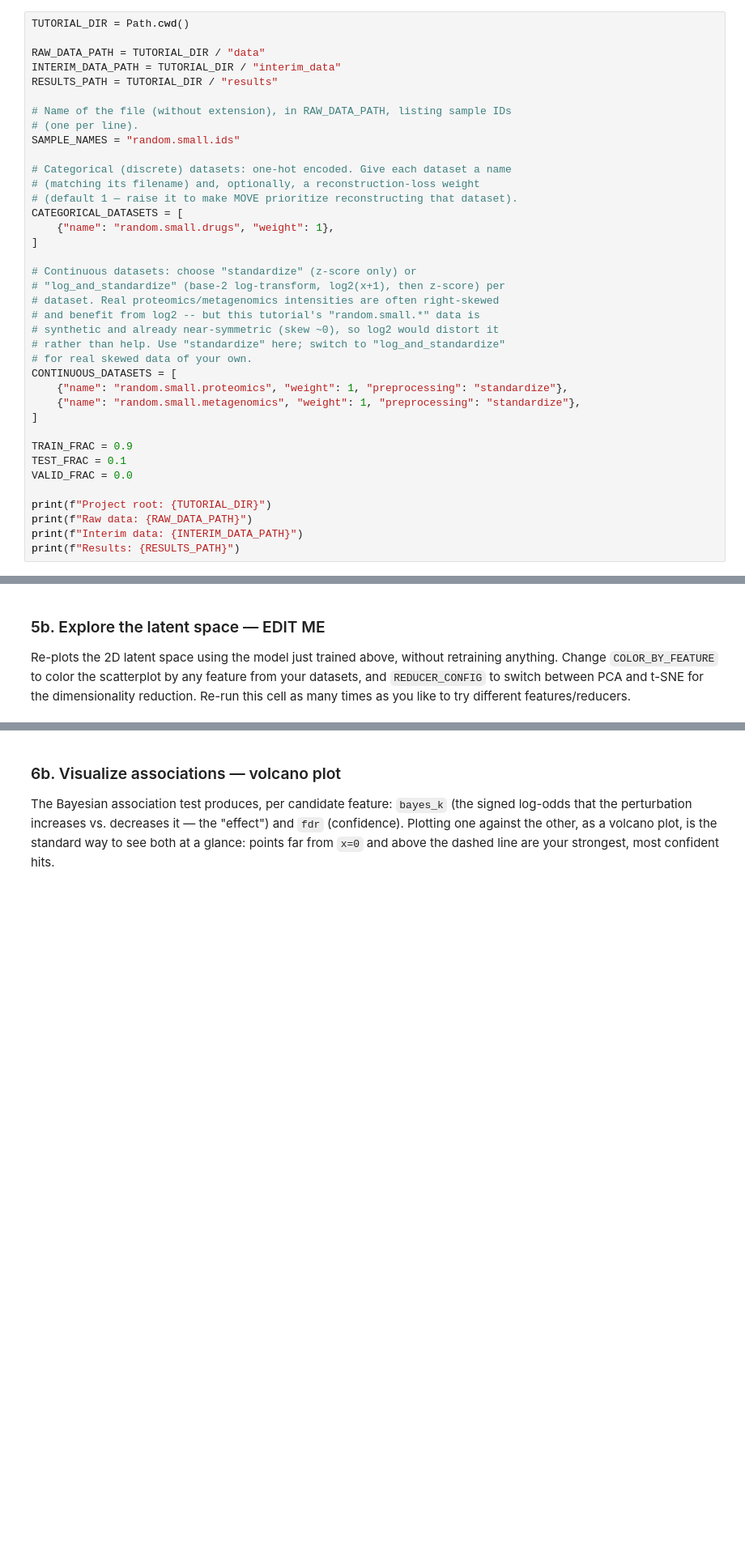
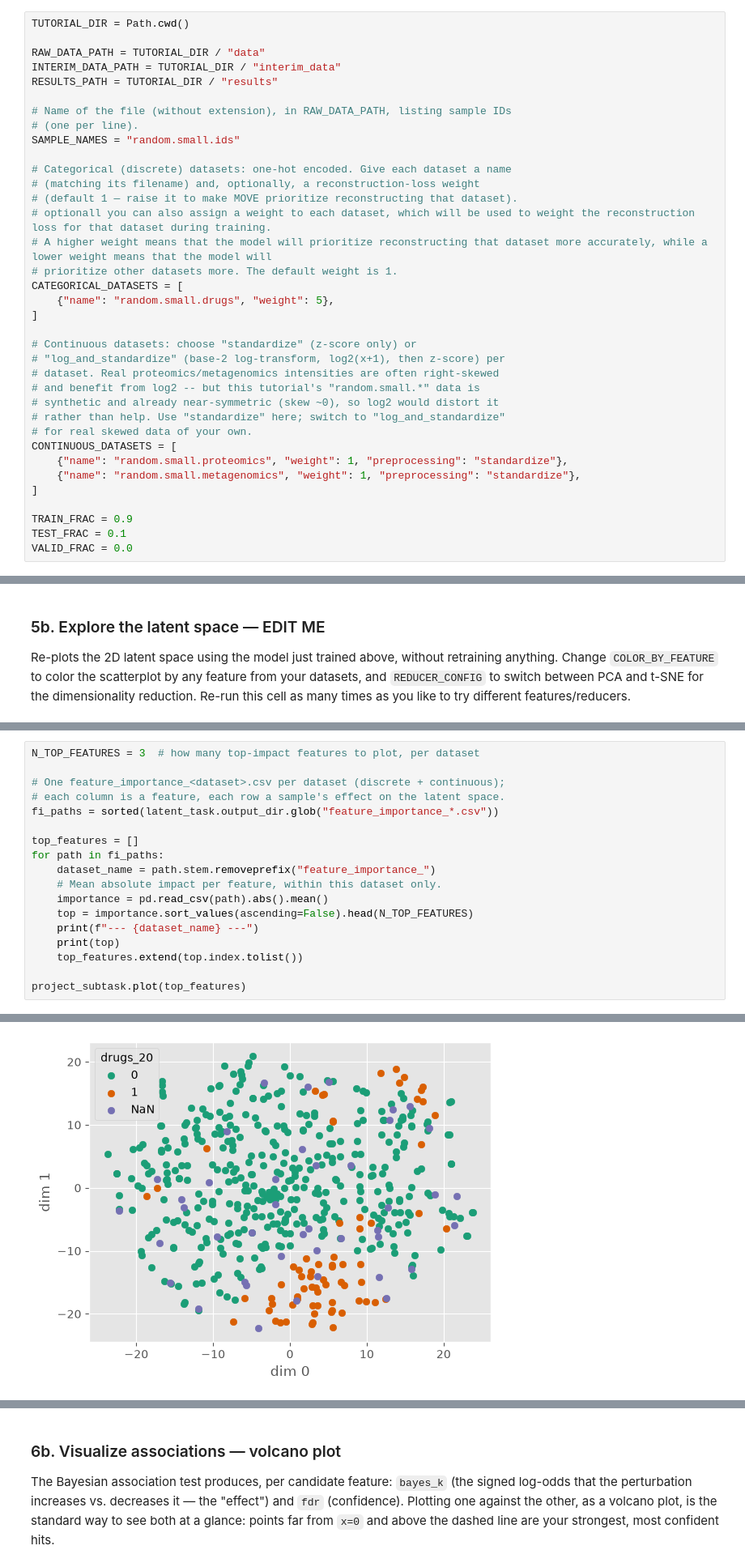
Before and after one commit to RasmussenLab/MOVE, a Jupyter notebook: tutorial/notebooks/Standalone pipeline.ipynb, the cells around one changed output, grey strips where cells are left out. Shown at 81% size. Drawn from its saved outputs; the diff is of its cells as text; blank space fills up the shorter version.

Commit message:
update tutorials and documentation

```diff
--- a/tutorial/notebooks/Standalone pipeline.ipynb
+++ b/tutorial/notebooks/Standalone pipeline.ipynb
@@ -72,8 +78,11 @@ SAMPLE_NAMES = "random.small.ids"
 # Categorical (discrete) datasets: one-hot encoded. Give each dataset a name
 # (matching its filename) and, optionally, a reconstruction-loss weight
 # (default 1 — raise it to make MOVE prioritize reconstructing that dataset).
+# optionall you can also assign a weight to each dataset, which will be used to weight the reconstruction loss for that dataset during training.
+# A higher weight means that the model will prioritize reconstructing that dataset more accurately, while a lower weight means that the model will
+# prioritize other datasets more. The default weight is 1.
 CATEGORICAL_DATASETS = [
-    {"name": "random.small.drugs", "weight": 1},
+    {"name": "random.small.drugs", "weight": 5},
 ]
 
 # Continuous datasets: choose "standardize" (z-score only) or
@@ -91,8 +100,3 @@ CONTINUOUS_DATASETS = [
 TRAIN_FRAC = 0.9
 TEST_FRAC = 0.1
 VALID_FRAC = 0.0
-
-print(f"Project root: {TUTORIAL_DIR}")
-print(f"Raw data: {RAW_DATA_PATH}")
-print(f"Interim data: {INTERIM_DATA_PATH}")
-print(f"Results: {RESULTS_PATH}")
@@ -521,0 +544,19 @@ project_subtask.plot([COLOR_BY_FEATURE])
+# %%
+N_TOP_FEATURES = 3  # how many top-impact features to plot, per dataset
+
+# One feature_importance_<dataset>.csv per dataset (discrete + continuous);
+# each column is a feature, each row a sample's effect on the latent space.
+fi_paths = sorted(latent_task.output_dir.glob("feature_importance_*.csv"))
+
+top_features = []
+for path in fi_paths:
+    dataset_name = path.stem.removeprefix("feature_importance_")
+    # Mean absolute impact per feature, within this dataset only.
+    importance = pd.read_csv(path).abs().mean()
+    top = importance.sort_values(ascending=False).head(N_TOP_FEATURES)
+    print(f"--- {dataset_name} ---")
+    print(top)
+    top_features.extend(top.index.tolist())
+
+project_subtask.plot(top_features)
+# %% [output]
@@ -521,0 +578 @@ project_subtask.plot([COLOR_BY_FEATURE])
+[figure, added]
```
Also changed, not shown: parts of 20 cells of this notebook, 16 other files.
